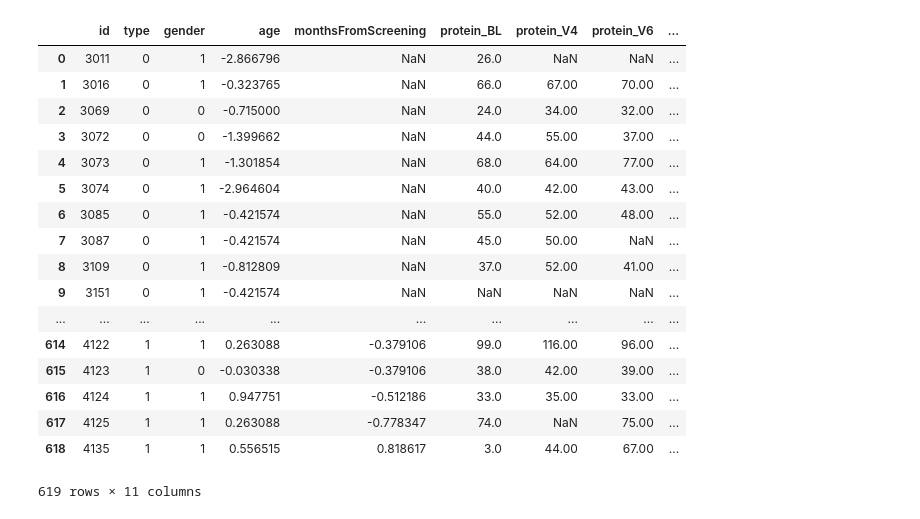
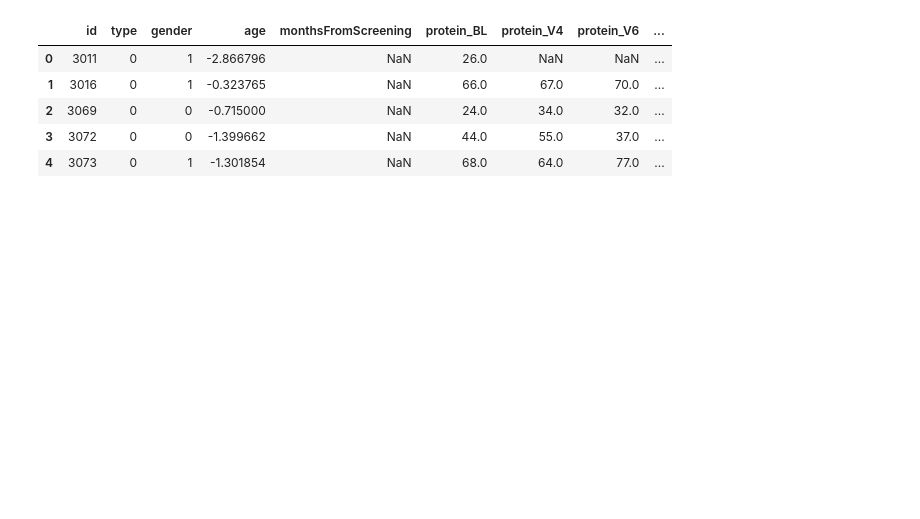
Before and after one commit to Rahul-Khanna/comp_gene, a Jupyter notebook: Regression_2.ipynb, the cells around one changed output. Cells and saved outputs as stored; diff of their text form; code cells hidden in the pictures; blank space fills up the shorter version.

```diff
--- a/Regression_2.ipynb
+++ b/Regression_2.ipynb
@@ -100,26 +73,14 @@ normalized_table.monthsFromScreening = normalized_table.monthsFromScreening.appl
                                                                                              monthsFromScreening_mean,\
                                                                                              monthsFromScreening_std))
 # %%
-normalized_table
+normalized_table.head()
 # %% [output]
 |  | id | type | gender | age | monthsFromScreening | protein_BL | protein_V4 | protein_V6 | ... |
 | 0 | 3011 | 0 | 1 | -2.866796 | NaN | 26.0 | NaN | NaN | ... |
-| 1 | 3016 | 0 | 1 | -0.323765 | NaN | 66.0 | 67.00 | 70.00 | ... |
-| 2 | 3069 | 0 | 0 | -0.715000 | NaN | 24.0 | 34.00 | 32.00 | ... |
-| 3 | 3072 | 0 | 0 | -1.399662 | NaN | 44.0 | 55.00 | 37.00 | ... |
-| 4 | 3073 | 0 | 1 | -1.301854 | NaN | 68.0 | 64.00 | 77.00 | ... |
-| 5 | 3074 | 0 | 1 | -2.964604 | NaN | 40.0 | 42.00 | 43.00 | ... |
-| 6 | 3085 | 0 | 1 | -0.421574 | NaN | 55.0 | 52.00 | 48.00 | ... |
-| 7 | 3087 | 0 | 1 | -0.421574 | NaN | 45.0 | 50.00 | NaN | ... |
-| 8 | 3109 | 0 | 1 | -0.812809 | NaN | 37.0 | 52.00 | 41.00 | ... |
-| 9 | 3151 | 0 | 1 | -0.421574 | NaN | NaN | NaN | NaN | ... |
-| ... | ... | ... | ... | ... | ... | ... | ... | ... | ... |
-| 614 | 4122 | 1 | 1 | 0.263088 | -0.379106 | 99.0 | 116.00 | 96.00 | ... |
-| 615 | 4123 | 1 | 0 | -0.030338 | -0.379106 | 38.0 | 42.00 | 39.00 | ... |
-| 616 | 4124 | 1 | 1 | 0.947751 | -0.512186 | 33.0 | 35.00 | 33.00 | ... |
-| 617 | 4125 | 1 | 1 | 0.263088 | -0.778347 | 74.0 | NaN | 75.00 | ... |
-| 618 | 4135 | 1 | 1 | 0.556515 | 0.818617 | 3.0 | 44.00 | 67.00 | ... |
+| 1 | 3016 | 0 | 1 | -0.323765 | NaN | 66.0 | 67.0 | 70.0 | ... |
+| 2 | 3069 | 0 | 0 | -0.715000 | NaN | 24.0 | 34.0 | 32.0 | ... |
+| 3 | 3072 | 0 | 0 | -1.399662 | NaN | 44.0 | 55.0 | 37.0 | ... |
+| 4 | 3073 | 0 | 1 | -1.301854 | NaN | 68.0 | 64.0 | 77.0 | ... |
-619 rows × 11 columns
 # %%
 normalized_model_with_type = ols('protein_BL ~ type + gender + age', normalized_table).fit()
 model_with_type = ols('protein_BL ~ type + gender + age', table).fit()
```
Also changed, not shown: parts of 4 cells of this notebook, 28 other files.
